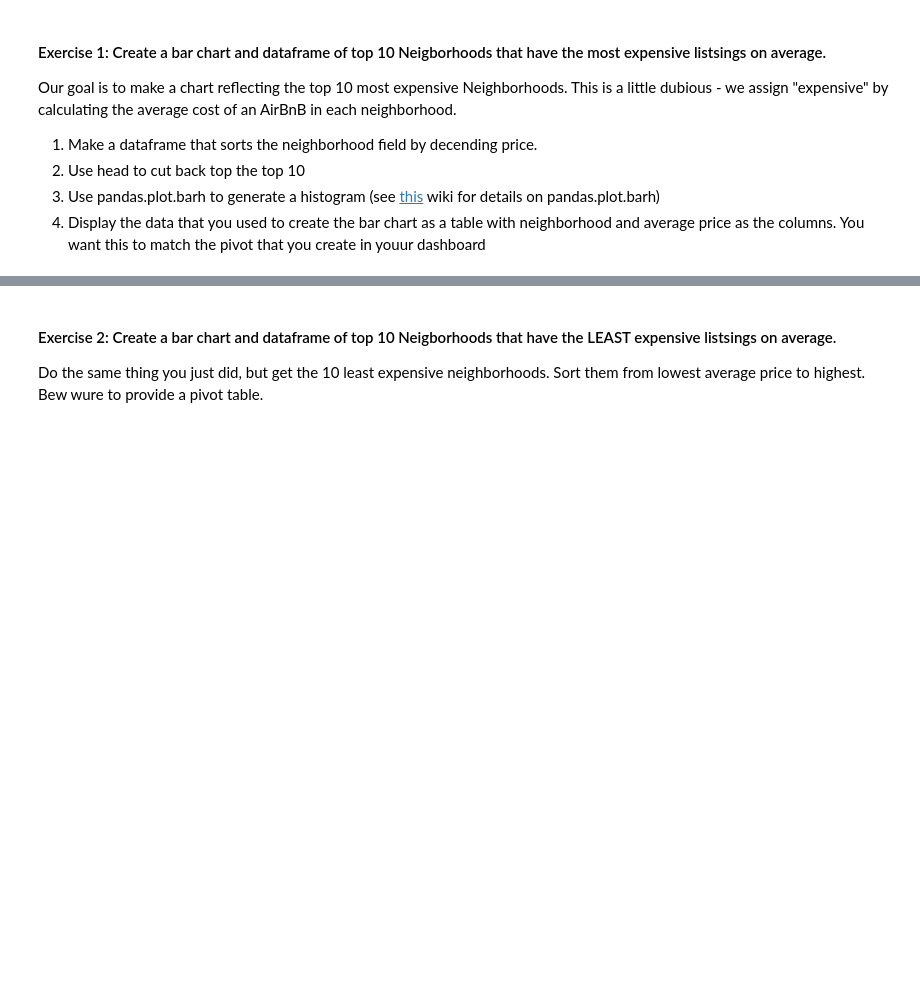
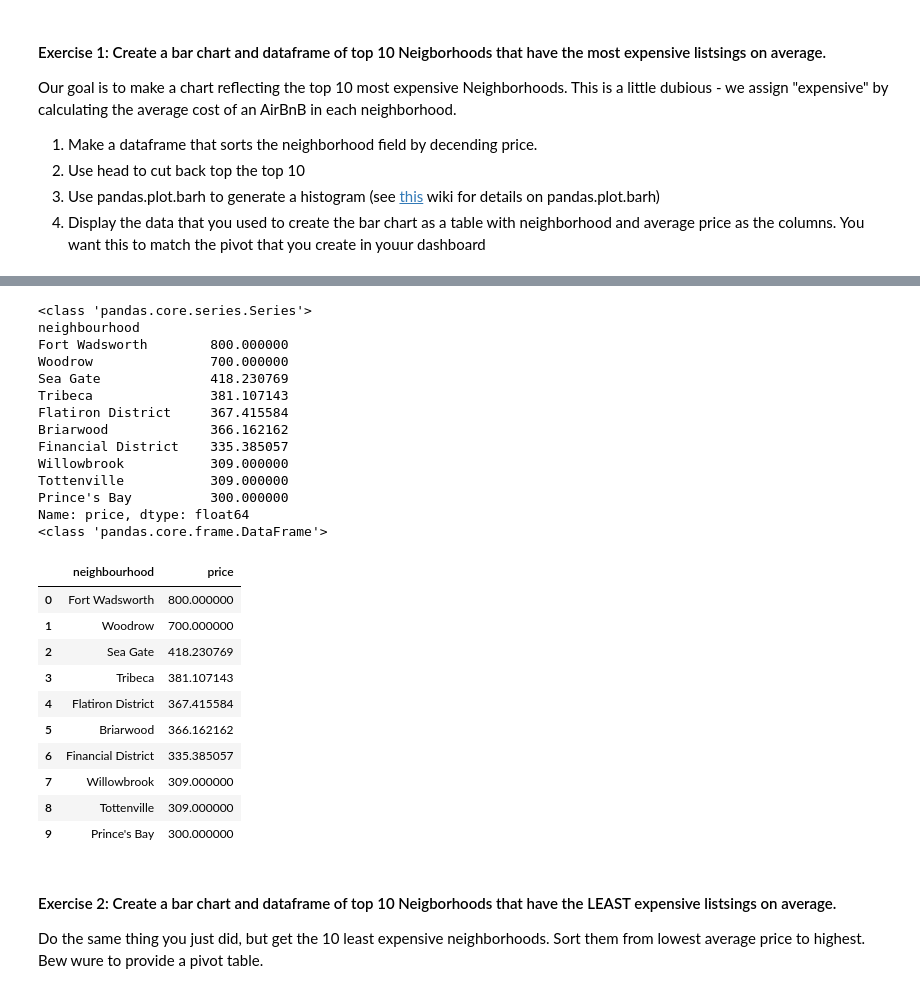
Before and after one commit to crosve/2024-DS-Fri-1230, a Jupyter notebook: Week-03-Data_Analytics-Data_Viz-BI_tools/Exercise-cl.ipynb, the cells around one changed output, grey strips where cells are left out. Drawn from its saved outputs; the diff is of its cells as text; code cells hidden in the pictures; blank space fills up the shorter version.

```diff
--- a/Week-03-Data_Analytics-Data_Viz-BI_tools/Exercise-cl.ipynb
+++ b/Week-03-Data_Analytics-Data_Viz-BI_tools/Exercise-cl.ipynb
@@ -45,6 +59,41 @@ KeyError: "None of [Index([10000, 10000, 10000, 10000, 10000], dtype='int64')] a
 # %%
 # Now, display the top 10 datframe you created as a table with columns
 # neighbourhood and price
+print(type(top_10))
+print(top_10)
+top_10_df = top_10.reset_index()
+top_10_df.columns = ['neighbourhood', 'price']  # rename columns
+#note to self this also converted the series back to a dataframe - as long as the df doesn't havemore then one column
+
+
+print(type(top_10_df))
+top_10_df
+# %% [output]
+<class 'pandas.core.series.Series'>
+neighbourhood
+Fort Wadsworth        800.000000
+Woodrow               700.000000
+Sea Gate              418.230769
+Tribeca               381.107143
+Flatiron District     367.415584
+Briarwood             366.162162
+Financial District    335.385057
+Willowbrook           309.000000
+Tottenville           309.000000
+Prince's Bay          300.000000
+Name: price, dtype: float64
+<class 'pandas.core.frame.DataFrame'>
+|  | neighbourhood | price |
+| 0 | Fort Wadsworth | 800.000000 |
+| 1 | Woodrow | 700.000000 |
+| 2 | Sea Gate | 418.230769 |
+| 3 | Tribeca | 381.107143 |
+| 4 | Flatiron District | 367.415584 |
+| 5 | Briarwood | 366.162162 |
+| 6 | Financial District | 335.385057 |
+| 7 | Willowbrook | 309.000000 |
+| 8 | Tottenville | 309.000000 |
+| 9 | Prince's Bay | 300.000000 |
 # %% [markdown]
 ####  Exercise 2: Create a bar chart and dataframe of top 10 Neigborhoods that have the LEAST expensive listsings on average.
 
```
Also changed, not shown: parts of 3 cells of this notebook.
